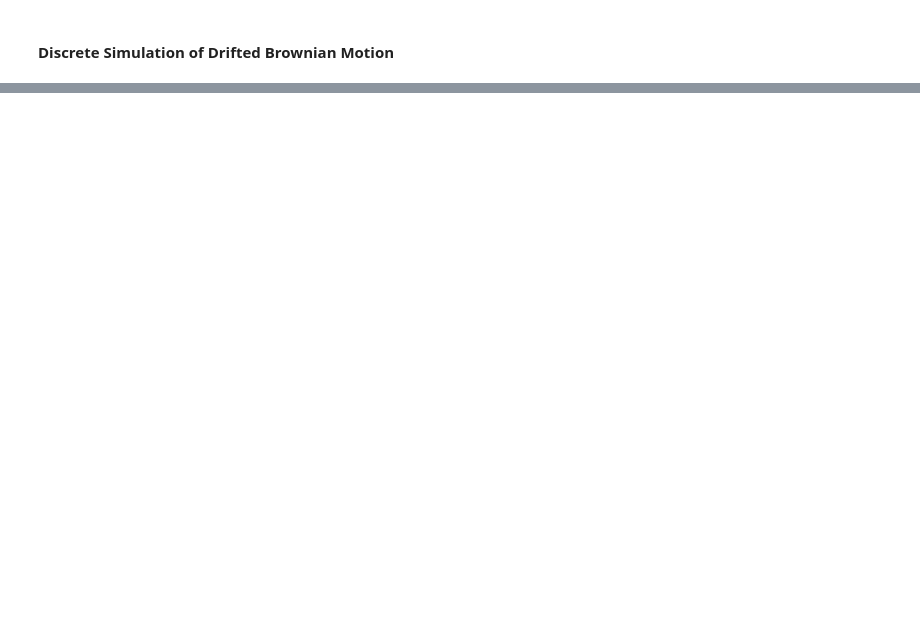
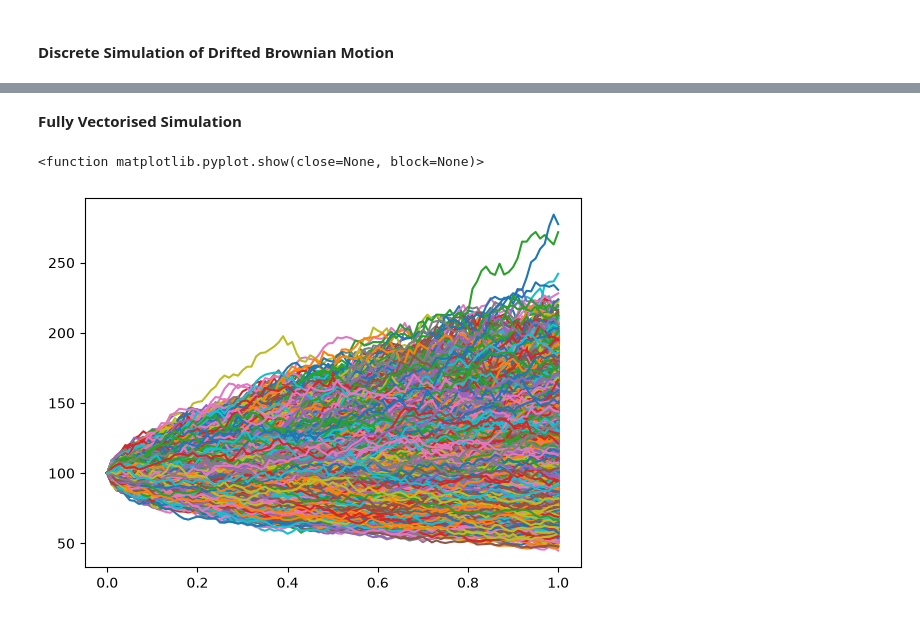
Before and after one commit to adeeb-sarfraz/delta_hedging_options_pricing, a Jupyter notebook: notebooks/02_gbm_simulation.ipynb, the cells around one changed output, grey strips where cells are left out. Drawn from its saved outputs; the diff is of its cells as text; code cells hidden in the pictures; blank space fills up the shorter version.

```diff
--- a/notebooks/02_gbm_simulation.ipynb
+++ b/notebooks/02_gbm_simulation.ipynb
@@ -106,0 +357,13 @@ plt.show
+# %%
+# parameters
+
+P0 = 100
+mu = 0.08
+sigma = 0.20
+
+M = 1000000
+T = 1
+n = 100
+
+t_array = np.linspace(0, T, n+1)
+delta_t = T/n
@@ -106,0 +390,22 @@ plt.show
+# %% [markdown]
+**Fully Vectorised Simulation**
+# %%
+randoms = np.random.normal(0, np.sqrt(delta_t), size=(M, n))
+zeros = np.array([[0]] * M)
+
+brownian_increments = np.concatenate((zeros, randoms), axis = 1)
+brownian = np.cumsum(brownian_increments, axis = 1)
+
+diffusion = np.multiply(sigma, brownian)
+drift = np.multiply(t_array, (mu - 0.5 * (sigma**2)))
+
+price_factor = np.exp(drift + diffusion)
+prices = np.multiply(P0, price_factor)
+
+transposed_prices = prices.T
+# %%
+plt.plot(t_array, transposed_prices)
+plt.show
+# %% [output]
+<function matplotlib.pyplot.show(close=None, block=None)>
+[figure, added]
```
Also changed, not shown: parts of 18 cells of this notebook, 1 other file.
